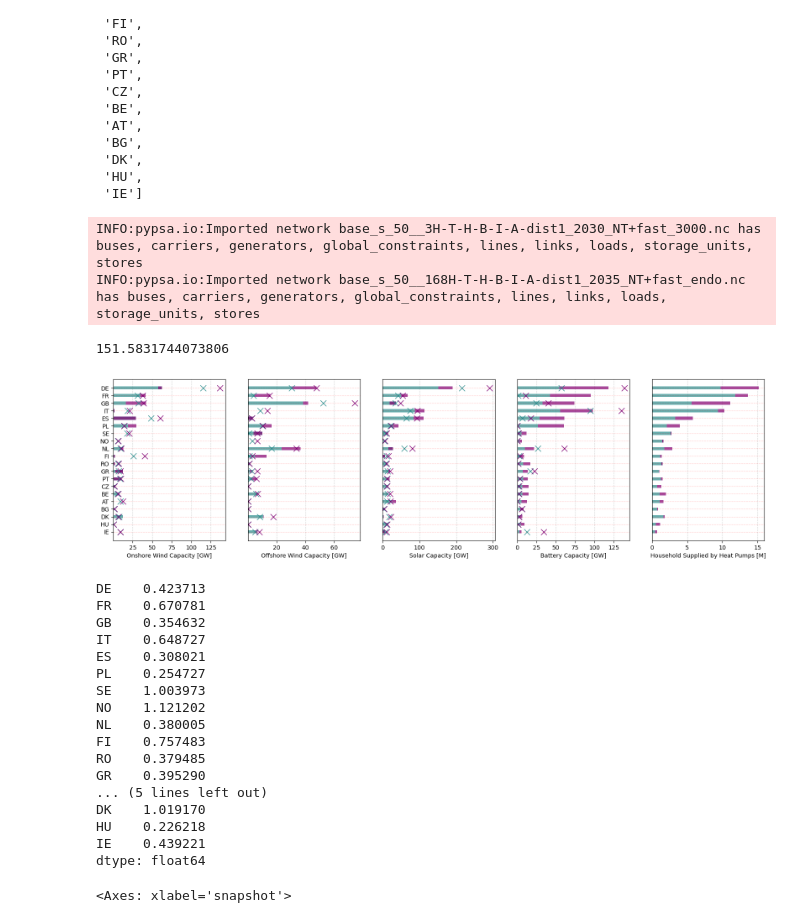
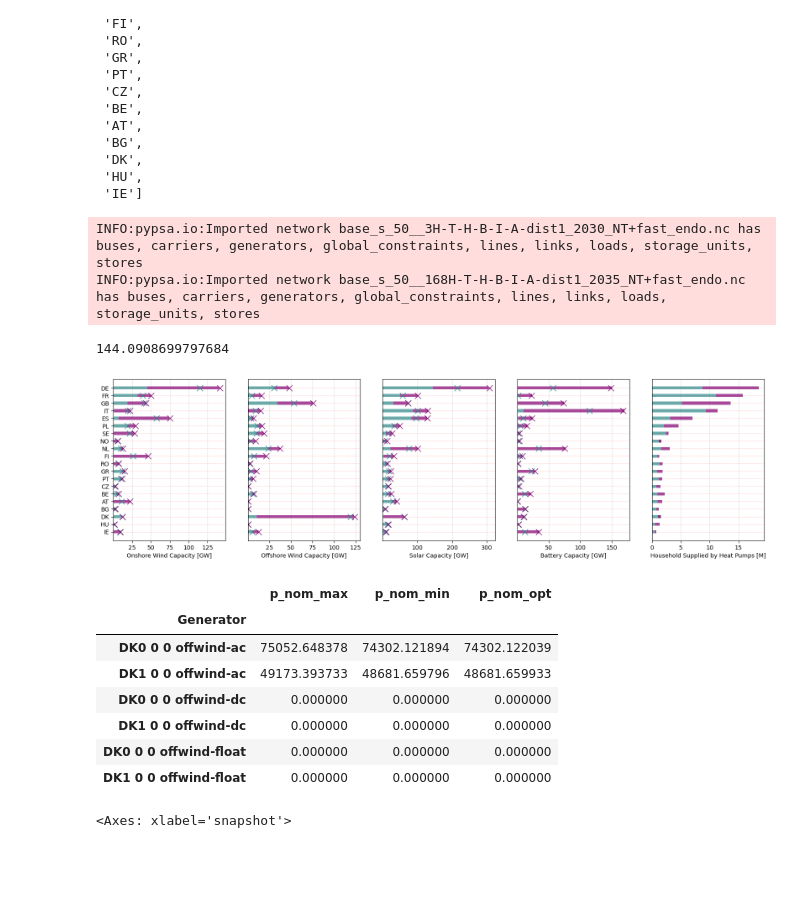
Before and after one commit to LukasFrankenQ/resilient-pypsa-eur, a Jupyter notebook: notebooks/necp_validation.ipynb, the cells around one changed output. Drawn from its saved outputs; the diff is of its cells as text; code cells hidden in the pictures; blank space fills up the shorter version.

```diff
--- a/notebooks/necp_validation.ipynb
+++ b/notebooks/necp_validation.ipynb
@@ -49,10 +49,10 @@ techs = ['onwind', 'offwind', 'solar', 'battery']
 # %%
 idx = pd.IndexSlice
 # %%
-n_2030 = pypsa.Network(Path.cwd().parent / 'results' / 'networks' / 'base_s_50__3H-T-H-B-I-A-dist1_2030_NT+fast_3000.nc')
+n_2030 = pypsa.Network(Path.cwd().parent / 'results' / 'networks' / 'base_s_50__168H-T-H-B-I-A-dist1_2030_NT+fast_endo.nc')
 n_2035 = pypsa.Network(Path.cwd().parent / 'results' / 'networks' / 'base_s_50__168H-T-H-B-I-A-dist1_2035_NT+fast_endo.nc')
 # %% [output]
-INFO:pypsa.io:Imported network base_s_50__3H-T-H-B-I-A-dist1_2030_NT+fast_3000.nc has buses, carriers, generators, global_constraints, lines, links, loads, storage_units, stores
+INFO:pypsa.io:Imported network base_s_50__3H-T-H-B-I-A-dist1_2030_NT+fast_endo.nc has buses, carriers, generators, global_constraints, lines, links, loads, storage_units, stores
 INFO:pypsa.io:Imported network base_s_50__168H-T-H-B-I-A-dist1_2035_NT+fast_endo.nc has buses, carriers, generators, global_constraints, lines, links, loads, storage_units, stores
 # %%
 def get_model_capacity(n, cc, carrier):
@@ -75,7 +75,7 @@ def get_model_capacity(n, cc, carrier):
         return gens['p_nom_opt'].sum() / 1e3 # to GW
 
     elif carrier == 'battery':
-        links = n.links.loc[n.links.carrier.isin(['battery discharger', 'home battery discharger', 'V2G']) & n.links.index.str.startswith(cc)]
+        links = n.links.loc[n.links.carrier.isin(['battery discharger', 'home battery discharger']) & n.links.index.str.startswith(cc)]
         return links['p_nom_opt'].sum() / 1e3 # to GW
 
     elif carrier == 'industry gas':
@@ -90,7 +90,7 @@ def get_model_capacity(n, cc, carrier):
 
 get_model_capacity(n_2030, 'DE', 'solar')
 # %% [output]
-151.5831744073806
+144.0908699797684
 # %%
 num_households = { # in millions
     'DE': 41.3,
@@ -154,11 +154,11 @@ for ax, tech in zip(axs, techs):
         c = countries[i]
 
         if tech == 'battery':
-            value_2030 = tyndp_2030.loc[c, idx[['battery', 'home battery'], 'NT']].sum()
-            value_2035 = tyndp_2035.loc[c, idx[['battery', 'home battery'], 'NT']].sum()
+            value_2030 = tyndp_2030.loc[c, idx[['battery', 'home battery'], 'HIGH']].sum()
+            value_2035 = tyndp_2035.loc[c, idx[['battery', 'home battery'], 'HIGH']].sum()
         else:
-            value_2030 = tyndp_2030.loc[c, (tech, 'NT')]
-            value_2035 = tyndp_2035.loc[c, (tech, 'NT')]
+            value_2030 = tyndp_2030.loc[c, (tech, 'HIGH')]
+            value_2035 = tyndp_2035.loc[c, (tech, 'HIGH')]
 
         ax.plot(value_2030, -i, marker='x', color=colors[2030], markersize=10)
         ax.plot(value_2035, -i, marker='x', color=colors[2035], markersize=10)
@@ -178,54 +178,46 @@ for i in range(len(countries)):
 
     # ax.plot(value_2030, -i, marker='x', color='blue', markersize=10)
     # ax.plot(value_2035, -i, marker='x', color='green', markersize=10)
 
     model_2030 = hp_shares_2030.loc[c] * num_households[c]
     model_2035 = hp_shares_2035.loc[c] * num_households[c]
 
     ax.barh(-i, model_2030, height=0.4, color=colors[2030], alpha=0.7)
     ax.barh(-i, model_2035 - model_2030, left=model_2030, height=0.4, color=colors[2035], alpha=0.7)
 
 
 axs[0].set_yticks(range(-len(countries) + 1, 1))
 axs[0].set_yticklabels(countries[::-1])
 
 for ax in axs[1:]:
     ax.set_yticks([])
 
 axs[0].set_xlabel('Onshore Wind Capacity [GW]')
 axs[1].set_xlabel('Offshore Wind Capacity [GW]')
 axs[2].set_xlabel('Solar Capacity [GW]')
 axs[3].set_xlabel('Battery Capacity [GW]')
 axs[4].set_xlabel('Household Supplied by Heat Pumps [M]')
 
 for ax in axs:
     ax.grid(True, axis='x', alpha=0.5, linestyle='--')
     ax.set_axisbelow(True)
 
 # plt.tight_layout()
 plt.show()
 # %% [output]
-[figure, old version]
+[figure, new version]
 # %%
-model_2030
+gens = n_2035.generators.loc[n_2035.generators.carrier.str.contains('offwind')]
+gens.loc[gens.index.str.startswith('DK'), ['p_nom_max', 'p_nom_min', 'p_nom_opt']]
 # %% [output]
-DE    0.423713
-FR    0.670781
-GB    0.354632
-IT    0.648727
-ES    0.308021
-PL    0.254727
-SE    1.003973
-NO    1.121202
-NL    0.380005
-FI    0.757483
-RO    0.379485
-GR    0.395290
-... (5 lines left out)
-DK    1.019170
-HU    0.226218
-IE    0.439221
-dtype: float64
+|  | p_nom_max | p_nom_min | p_nom_opt |
+| Generator |  |  |  |
+| DK0 0 0 offwind-ac | 75052.648378 | 74302.121894 | 74302.122039 |
+| DK1 0 0 offwind-ac | 49173.393733 | 48681.659796 | 48681.659933 |
+| DK0 0 0 offwind-dc | 0.000000 | 0.000000 | 0.000000 |
+| DK1 0 0 offwind-dc | 0.000000 | 0.000000 | 0.000000 |
+| DK0 0 0 offwind-float | 0.000000 | 0.000000 | 0.000000 |
+| DK1 0 0 offwind-float | 0.000000 | 0.000000 | 0.000000 |
 # %%
 n_2030.statistics.energy_balance(aggregate_time=False).loc[idx[:, :, 'low voltage']].loc[idx[:, 'V2G'], :].T.plot()
 # %% [output]
```
Also changed, not shown: 3 other files.
